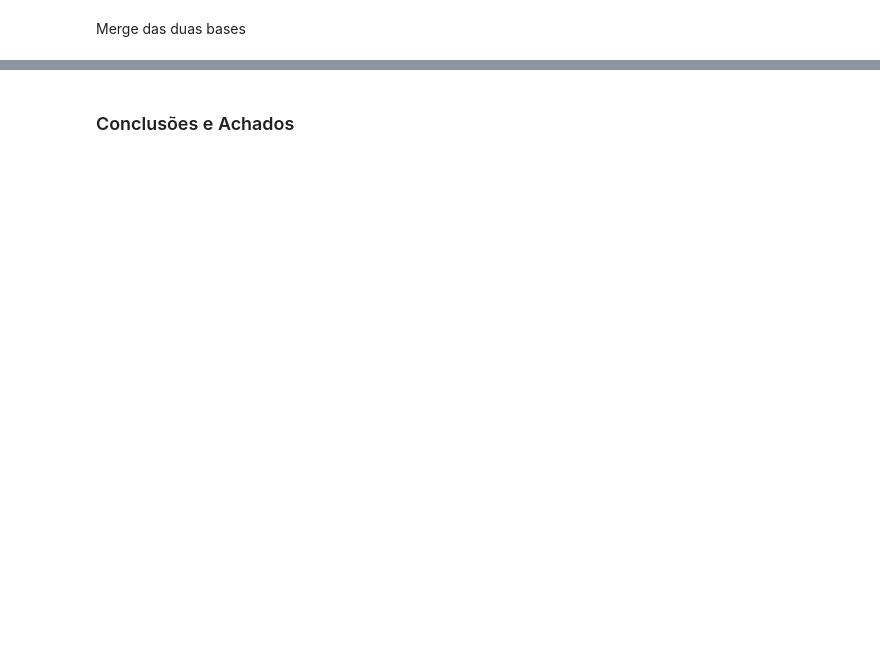
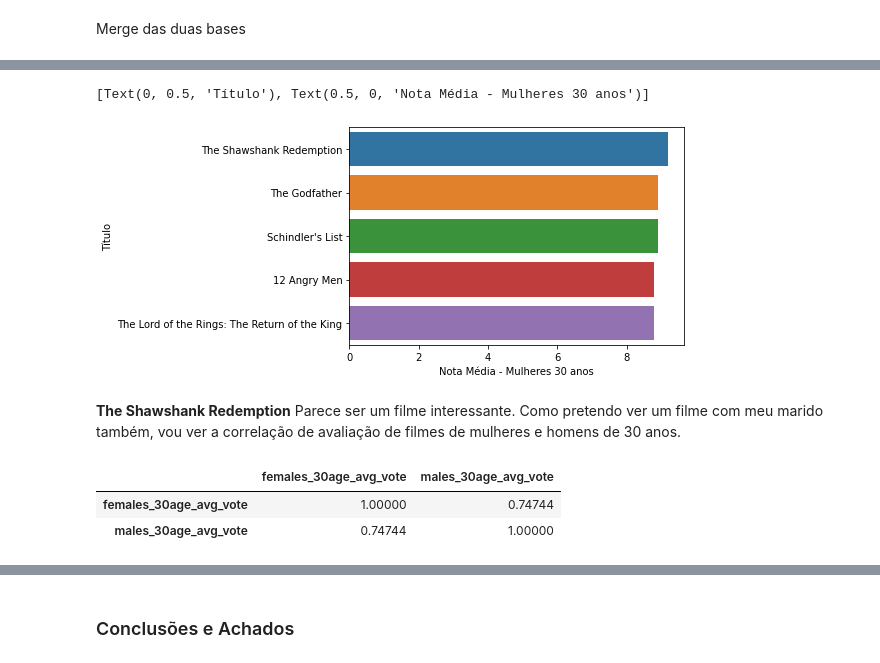
Before and after one commit to brunaguedes92/curso_ciencia_dados2021, a Jupyter notebook: TrabalhoFinal.ipynb, the cells around one changed output, grey strips where cells are left out. Cells and saved outputs as stored; diff of their text form; code cells hidden in the pictures; blank space fills up the shorter version.

```diff
--- a/TrabalhoFinal.ipynb
+++ b/TrabalhoFinal.ipynb
@@ -58,0 +67,3 @@ Investigação de Gênero
+# %%
+top_5_movies = top_filmes[top_filmes['total_votes'] > 500000].head(5)
+top_5_movies
@@ -58,0 +77,16 @@ Investigação de Gênero
+# %%
+g = sns.barplot(data=top_5_movies, x='females_30age_avg_vote', y='original_title', orient="h")
+g.set(xlabel='Nota Média - Mulheres 30 anos', ylabel='Título')
+# %% [output]
+[Text(0, 0.5, 'Título'), Text(0.5, 0, 'Nota Média - Mulheres 30 anos')]
+[figure, added]
+# %% [markdown]
+**The Shawshank Redemption**
+Parece ser um filme interessante.
+Como pretendo ver um filme com meu marido também, vou ver a correlação de avaliação de filmes de mulheres e homens de 30 anos.
+# %%
+df_movies_ratings[['females_30age_avg_vote', 'males_30age_avg_vote']].corr()
+# %% [output]
+|  | females_30age_avg_vote | males_30age_avg_vote |
+| females_30age_avg_vote | 1.00000 | 0.74744 |
+| males_30age_avg_vote | 0.74744 | 1.00000 |
```
Also changed, not shown: parts of 31 cells of this notebook.
